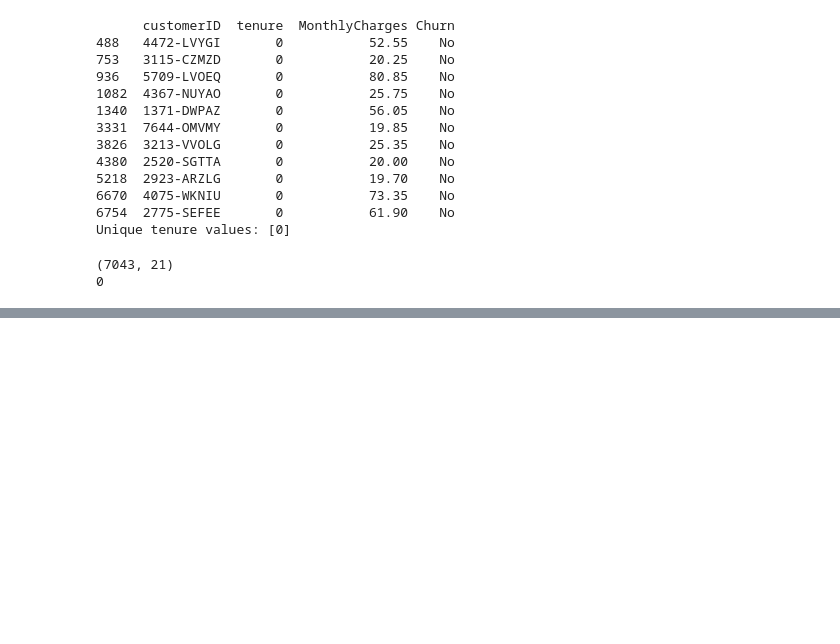
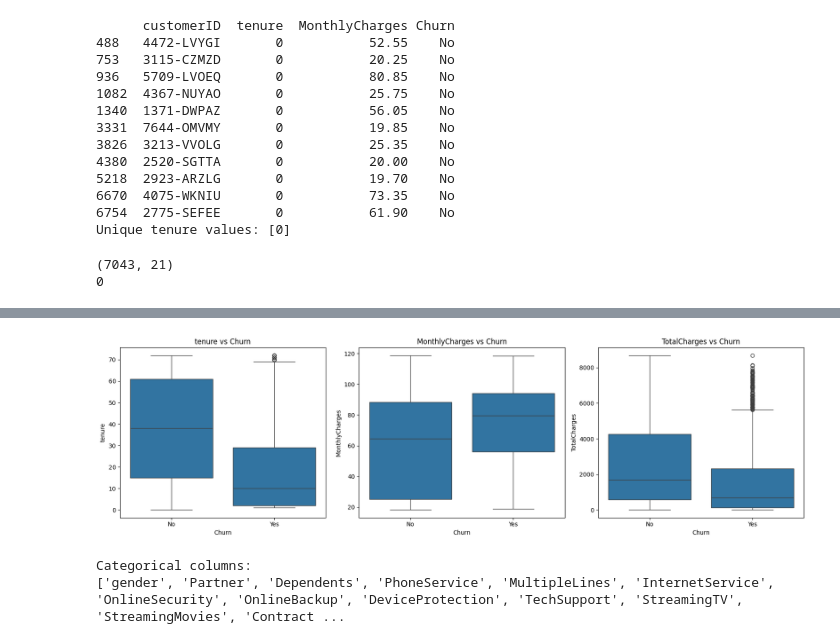
Before and after one commit to vihangasathsara-75/cm2604-cw-telco-churn-prediction, a Jupyter notebook: notebooks/01_eda.ipynb, the cells around one changed output, grey strips where cells are left out. Drawn from its saved outputs; the diff is of its cells as text; code cells hidden in the pictures; blank space fills up the shorter version.

```diff
--- a/notebooks/01_eda.ipynb
+++ b/notebooks/01_eda.ipynb
@@ -109,0 +169,29 @@ print(df["TotalCharges"].isnull().sum())
+# %%
+fig, axes = plt.subplots(1, 3, figsize=(17, 5))
+
+for i, col in enumerate(numerical_cols):
+    sns.boxplot(
+        data=df,
+        x="Churn",
+        y=col,
+        ax=axes[i]
+    )
+    axes[i].set_title(f"{col} vs Churn")
+
+plt.tight_layout()
+plt.show()
+# %% [output]
+[figure, added]
+# %%
+categorical_cols = df.select_dtypes(
+    include=["object"]
+).columns.tolist()
+
+categorical_cols.remove("customerID")
+categorical_cols.remove("Churn")
+
+print("Categorical columns:")
+print(categorical_cols)
+# %% [output]
+Categorical columns:
+['gender', 'Partner', 'Dependents', 'PhoneService', 'MultipleLines', 'InternetService', 'OnlineSecurity', 'OnlineBackup', 'DeviceProtection', 'TechSupport', 'StreamingTV', 'StreamingMovies', 'Contract ...
```
Also changed, not shown: parts of 5 cells of this notebook.
